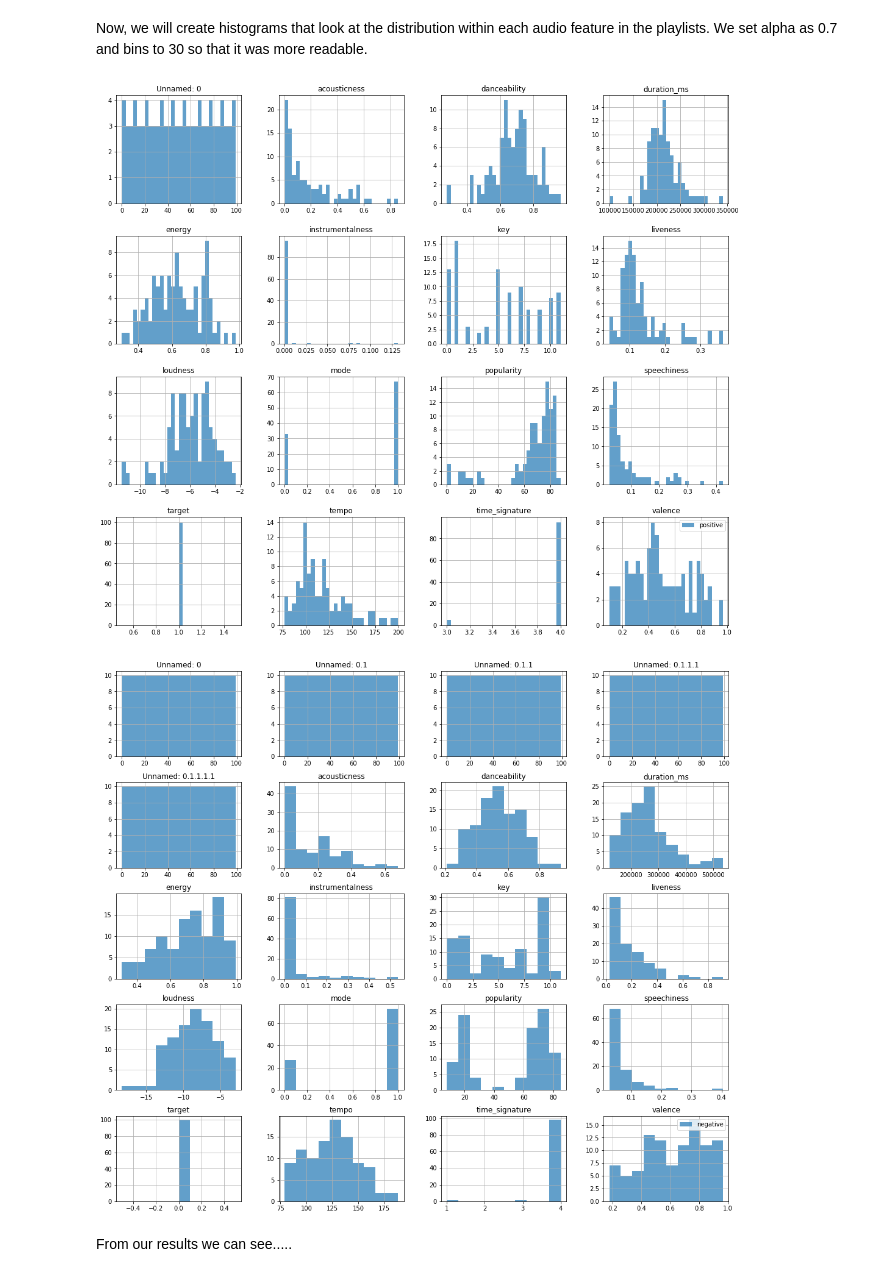
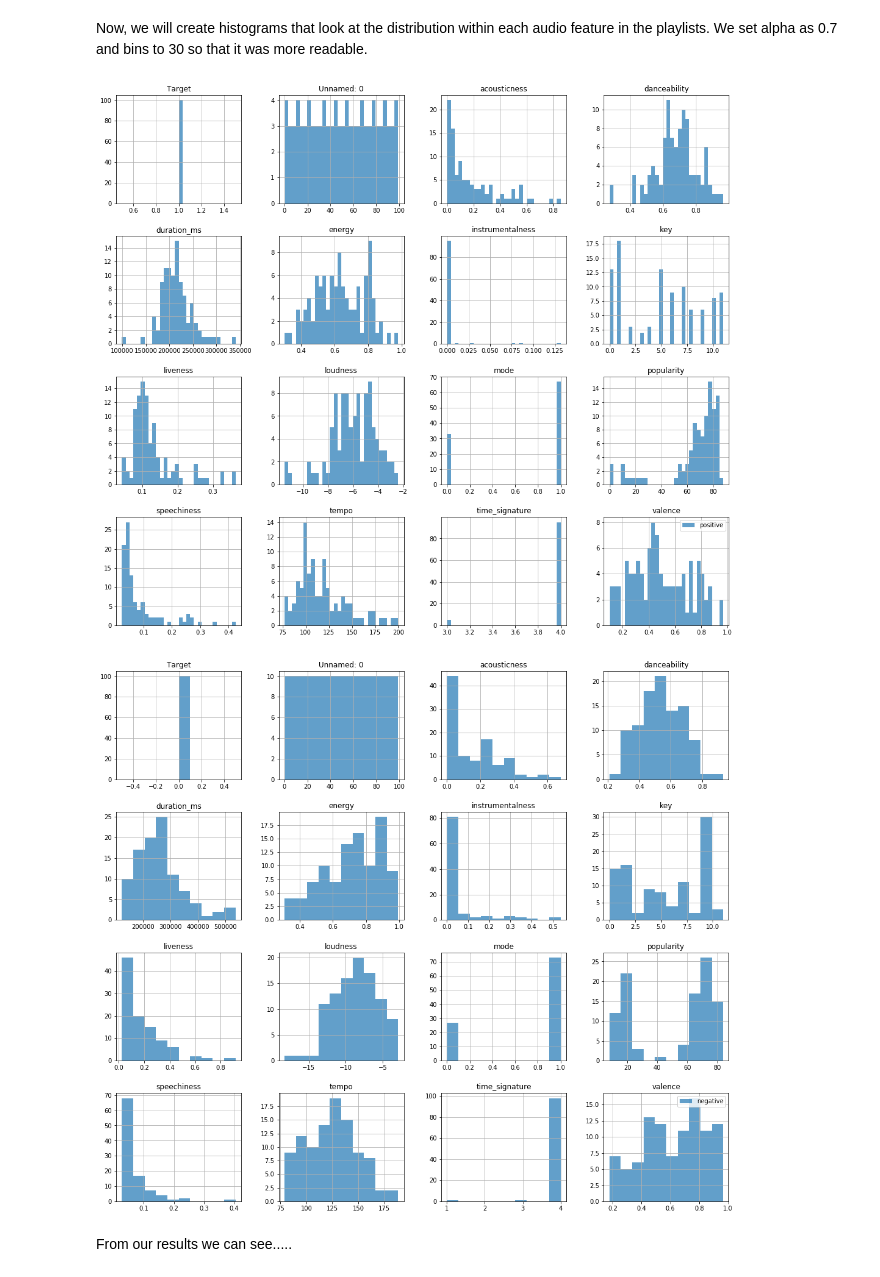
Before and after one commit to btjoajadi/Final_Python_Project, a Jupyter notebook: Spotify_Prediction.ipynb, the cells around one changed output. Drawn from its saved outputs; the diff is of its cells as text; code cells hidden in the pictures.

```diff
--- a/Spotify_Prediction.ipynb
+++ b/Spotify_Prediction.ipynb
@@ -145,13 +145,13 @@ good_playlist('GOOD_PLAYLIST.csv')
 100 rows × 19 columns
 # %%
 def bad_playlist(bad_playlist_csv):
-     """
+    """
     Making a new column in the data frame called 'Target' that classifies the songs you dislike as 0
     bad: playlist of songs that you dislike
     """
     bad = pd.read_csv(bad_playlist_csv)
     target = 0
-    bad['Target'] = target
+    bad['target'] = target
     return bad
-bad_playlist('BAD_PLAYLIST.csv')
+bad_playlist('BadList_Spotify.csv')
 # %% [output]
@@ -203,18 +203,18 @@ def good_hist(df):
     good.hist(alpha = 0.7, bins = 30, label = 'positive', figsize = (18, 16))
     plt.legend(loc = 'upper right')
     return plt.show()
-good_hist('GOOD_PLAYLIST.csv')
+good_hist('Carmen_Spotify.csv')
 # %% [output]
-[figure, old version]
+[figure, new version]
 # %%
 def bad_hist(df):
     bad = bad_playlist(df)
     bad.hist(alpha = 0.7, label = 'negative', figsize = (18, 16))
     plt.legend(loc = 'upper right')
     return plt.show()
-bad_hist('BAD_PLAYLIST.csv')
+bad_hist('BadList_Spotify.csv')
 # %% [output]
-[figure, old version]
+[figure, new version]
 # %% [markdown]
 From our results we can see.....
 # %% [markdown]
```
Also changed, not shown: parts of 10 cells of this notebook.
